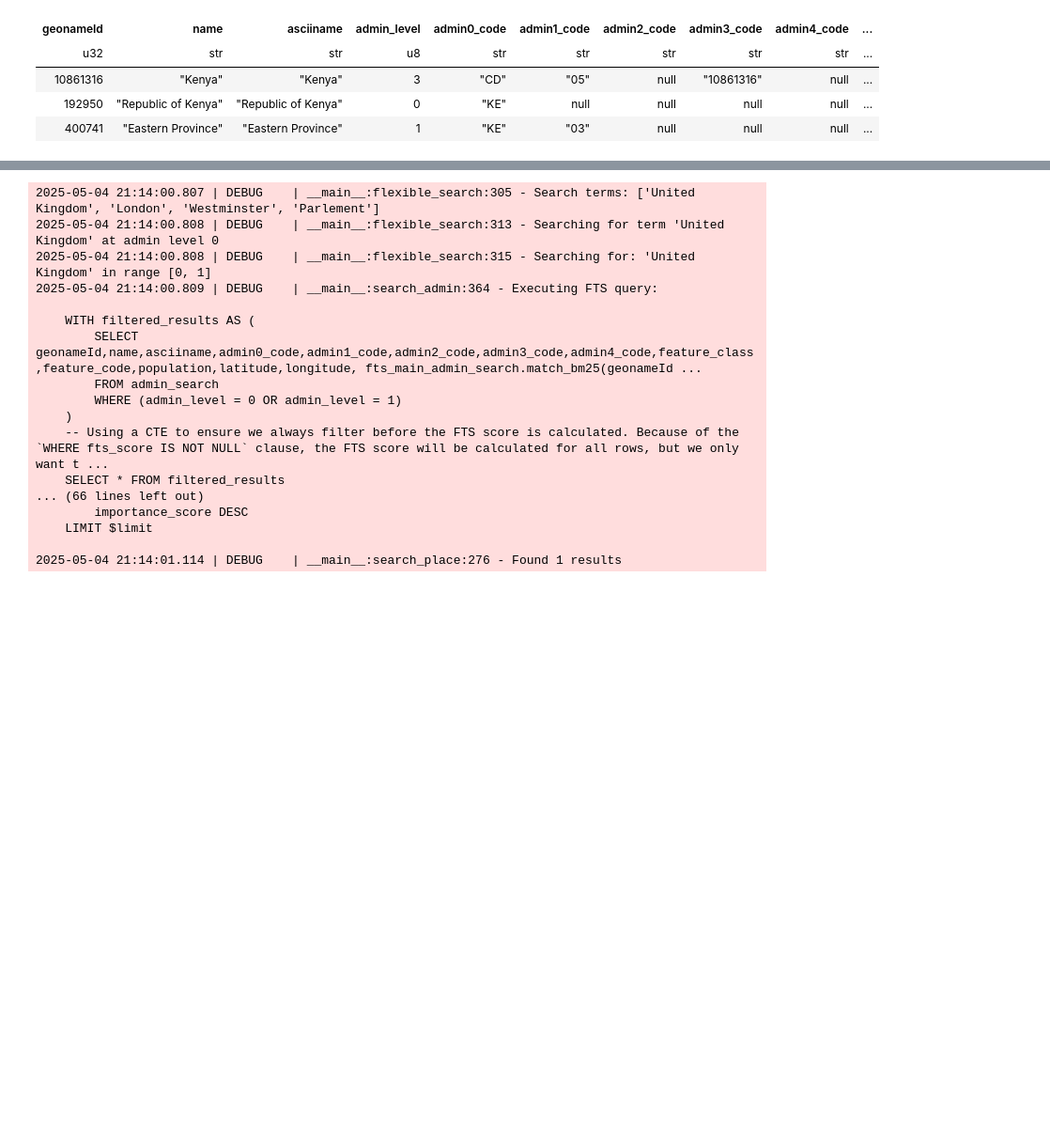
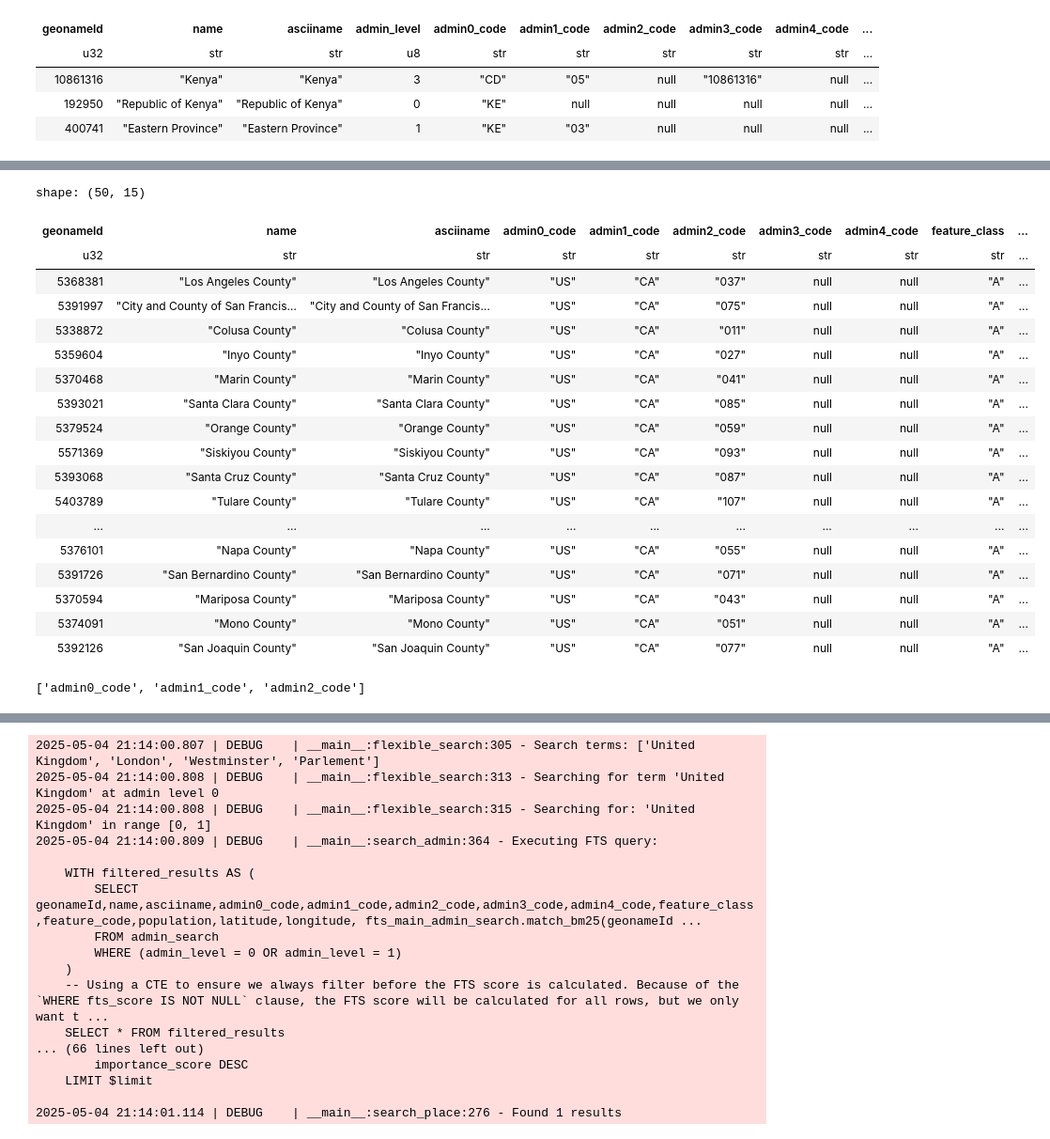
Before and after one commit to SamBroomy/heisenberg, a Jupyter notebook: test.ipynb, the cells around one changed output, grey strips where cells are left out. Shown at 94% size. Drawn from its saved outputs; the diff is of its cells as text; code cells hidden in the pictures; blank space fills up the shorter version.

```diff
--- a/test.ipynb
+++ b/test.ipynb
@@ -2657,0 +2750,3 @@ result
+# %%
+results = flexible_search(["US", "CA", "Los Angeles County", "Beverly Hills"], con)
+results
@@ -2657,0 +2788,34 @@ result
+# %%
+results[2]
+# %% [output]
+shape: (50, 15)
+| geonameId | name | asciiname | admin0_code | admin1_code | admin2_code | admin3_code | admin4_code | feature_class | ... |
+| u32 | str | str | str | str | str | str | str | str | ... |
+| 5368381 | "Los Angeles County" | "Los Angeles County" | "US" | "CA" | "037" | null | null | "A" | ... |
+| 5391997 | "City and County of San Francis… | "City and County of San Francis… | "US" | "CA" | "075" | null | null | "A" | ... |
+| 5338872 | "Colusa County" | "Colusa County" | "US" | "CA" | "011" | null | null | "A" | ... |
+| 5359604 | "Inyo County" | "Inyo County" | "US" | "CA" | "027" | null | null | "A" | ... |
+| 5370468 | "Marin County" | "Marin County" | "US" | "CA" | "041" | null | null | "A" | ... |
+| 5393021 | "Santa Clara County" | "Santa Clara County" | "US" | "CA" | "085" | null | null | "A" | ... |
+| 5379524 | "Orange County" | "Orange County" | "US" | "CA" | "059" | null | null | "A" | ... |
+| 5571369 | "Siskiyou County" | "Siskiyou County" | "US" | "CA" | "093" | null | null | "A" | ... |
+| 5393068 | "Santa Cruz County" | "Santa Cruz County" | "US" | "CA" | "087" | null | null | "A" | ... |
+| 5403789 | "Tulare County" | "Tulare County" | "US" | "CA" | "107" | null | null | "A" | ... |
+| ... | ... | ... | ... | ... | ... | ... | ... | ... | ... |
+| 5376101 | "Napa County" | "Napa County" | "US" | "CA" | "055" | null | null | "A" | ... |
+| 5391726 | "San Bernardino County" | "San Bernardino County" | "US" | "CA" | "071" | null | null | "A" | ... |
+| 5370594 | "Mariposa County" | "Mariposa County" | "US" | "CA" | "043" | null | null | "A" | ... |
+| 5374091 | "Mono County" | "Mono County" | "US" | "CA" | "051" | null | null | "A" | ... |
+| 5392126 | "San Joaquin County" | "San Joaquin County" | "US" | "CA" | "077" | null | null | "A" | ... |
+# %%
+a = results[2].select(cs.exclude("admin_level")).select(cs.starts_with("admin")).unique()
+join_cols = a[[s.name for s in a if not (s.null_count() == a.height)]].columns
+print(join_cols)
+b= con.table("admin_search").pl().lazy().join(
+    results[2].lazy().select(join_cols), on=join_cols
+).filter(
+    # These terms are esentially the same thing
+    pl.col("admin_level").is_in([3, 4])
+)
+# %% [output]
+['admin0_code', 'admin1_code', 'admin2_code']
```
Also changed, not shown: parts of 21 cells of this notebook, 4 other files.
